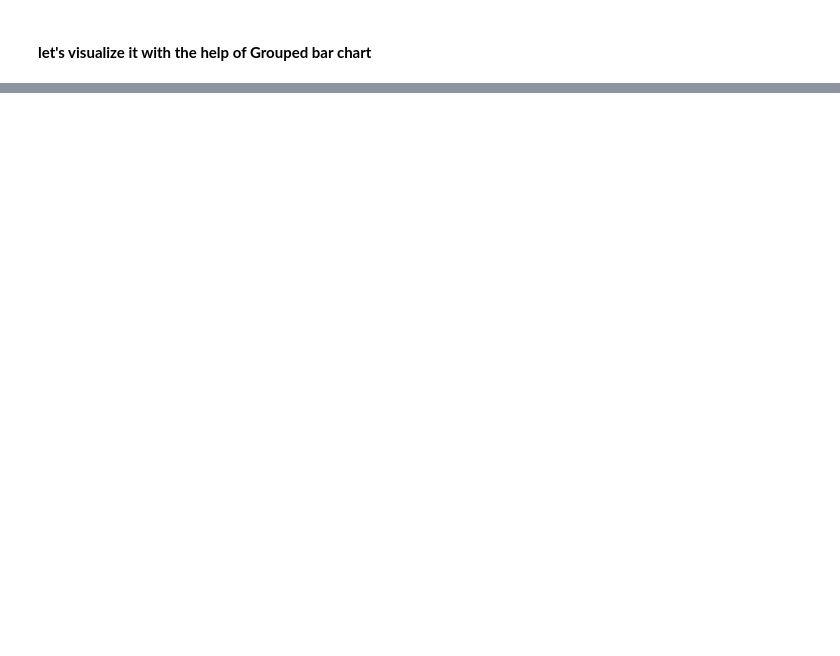
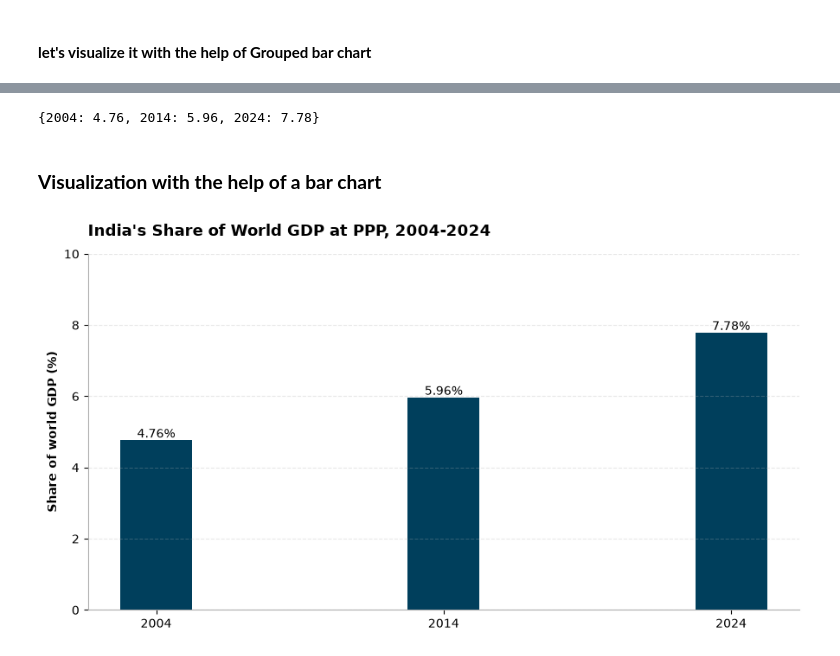
Before and after one commit to sohail-ansari0023/Indias_economic_changes, a Jupyter notebook: Dimension_1/Analysis.ipynb, the cells around one changed output, grey strips where cells are left out. Saved outputs shown, nothing was run; the diff lists cells and outputs as text; code cells hidden in the pictures; blank space fills up the shorter version.

```diff
--- a/Dimension_1/Analysis.ipynb
+++ b/Dimension_1/Analysis.ipynb
@@ -1527,0 +1668,75 @@ print(usa_gdp_current)
+# %%
+years: list = [2004, 2014, 2024]
+
+# India's GDP(PPP) in 2004, 2014, and 2024
+ind_gdp_ppp: dict = {}
+
+for year in years:
+    gdp_ppp = df_ver03[df_ver03['Year']==year]['GDP_PPP(Current US$ Trillion)'].item()
+    ind_gdp_ppp[year] = gdp_ppp
+
+# World GDP(PPP) in 2004, 2014, and 2024.
+wld_gdp_ppp: dict = {}
+
+for year in years:
+    wld_gdpppp = df_ver03[df_ver03['Year']==year]['WLD_GDP_PPP(current International US$ Trillion)'].item()
+    wld_gdp_ppp[year] = wld_gdpppp
+
+# India's share on world economy adjusted to domestic purchasing power.
+ind_share_per_ppp: dict = {}
+
+for year in years:
+    per_share = round((ind_gdp_ppp[year] / wld_gdp_ppp[year]) * 100, 2)
+    ind_share_per_ppp[year] = per_share
+
+ind_share_wld_gdp
+# %% [output]
+{2004: 4.76, 2014: 5.96, 2024: 7.78}
+# %% [markdown]
+### **Visualization with the help of a bar chart**
+# %%
+year: list = list(ind_share_per_ppp.keys())
+percentage_share: list = list(ind_share_per_ppp.values())
+
+# Initiating figure and axes.
+fig, ax = plt.subplots(figsize=(9, 5))
+
+# plotting the chart.
+bar = ax.bar(
+    year,
+    percentage_share,
+    width=2.5,
+    color='#003f5c'
+)
+
+# title and label.
+ax.set_title(
+    "India's Share of World GDP at PPP, 2004-2024",
+    fontsize=13,
+    fontweight='bold',
+    loc='left',
+    pad=15
+    )
+
+# y label
+ax.set_ylabel('Share of world GDP (%)', fontsize=10, fontweight='bold')
+ax.set_ylim(0, 10)
+
+# X label and ticks
+ax.set_xticks(years)
+
+# spines
+ax.spines['top'].set_visible(False)
+ax.spines['right'].set_visible(False)
+ax.spines['left'].set_color('#aaaaaa')
+ax.spines['bottom'].set_color('#aaaaaa')
+
+# grid
+ax.grid(axis='y', alpha=0.3, linestyle='--', zorder=None)
+
+# Bar label
+ax.bar_label(bar, fmt='%.2f%%')
+plt.tight_layout()
+plt.show()
+# %% [output]
+[figure, added]
```
Also changed, not shown: parts of 16 cells of this notebook.
